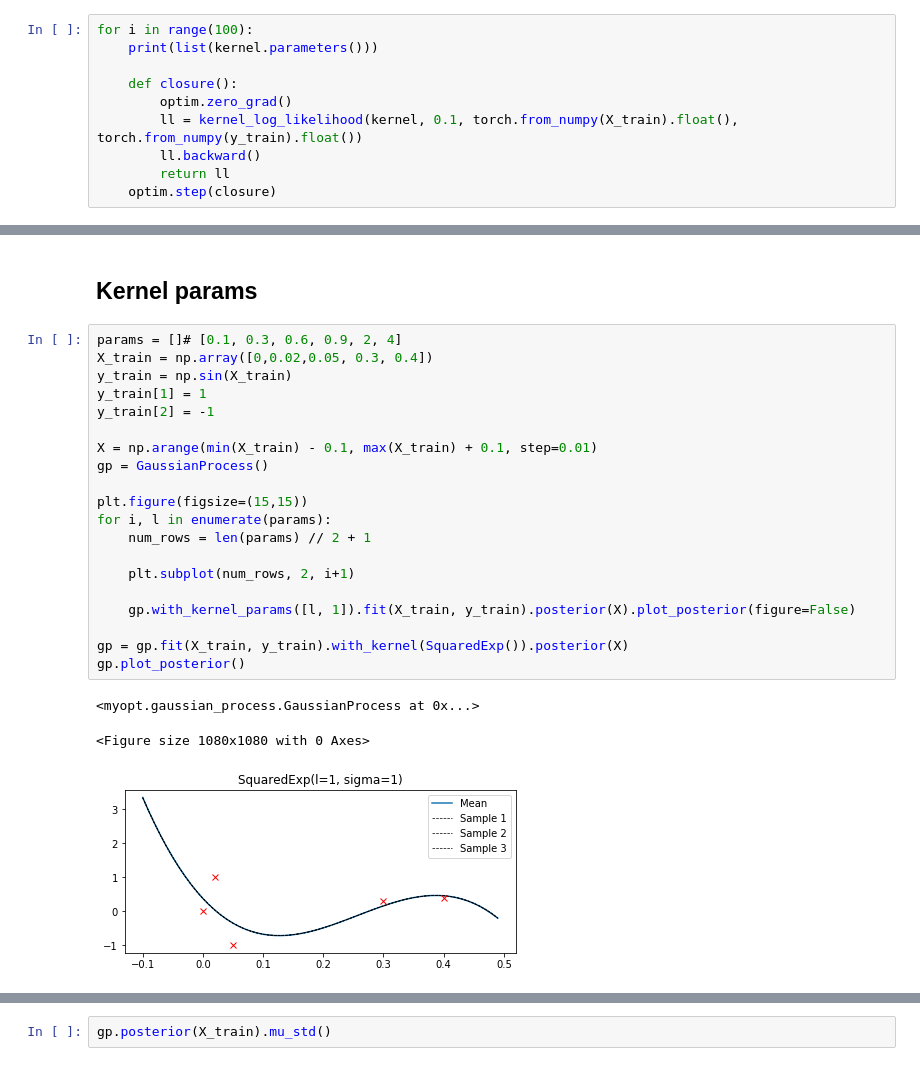
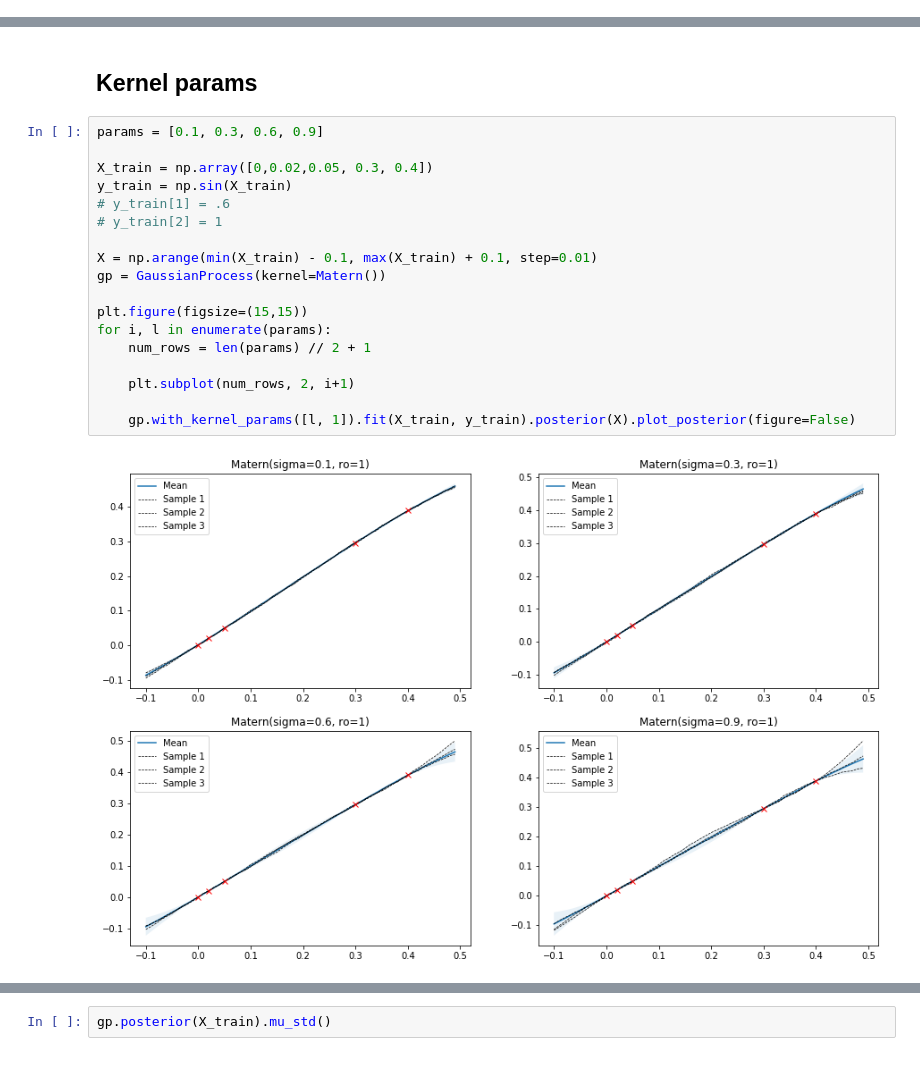
Before and after one commit to darthdeus/bopt, a Jupyter notebook: GP mojeopt.ipynb, the cells around one changed output, grey strips where cells are left out. Drawn from its saved outputs; the diff is of its cells as text.

```diff
--- a/GP mojeopt.ipynb
+++ b/GP mojeopt.ipynb
@@ -129,10 +124,0 @@ optim = torch.optim.SGD(kernel.parameters(), lr=0.01)
-# %%
-for i in range(100):
-    print(list(kernel.parameters()))
-
-    def closure():
-        optim.zero_grad()
-        ll = kernel_log_likelihood(kernel, 0.1, torch.from_numpy(X_train).float(), torch.from_numpy(y_train).float())
-        ll.backward()
-        return ll
-    optim.step(closure)
@@ -267,26 +242,22 @@ for noise in [2, 0.2, 0.002, 0.0002]:
 # %% [markdown]
 ## Kernel params
 # %%
-params = []# [0.1, 0.3, 0.6, 0.9, 2, 4]
+params = [0.1, 0.3, 0.6, 0.9]
+
 X_train = np.array([0,0.02,0.05, 0.3, 0.4])
 y_train = np.sin(X_train)
-y_train[1] = 1
-y_train[2] = -1
+# y_train[1] = .6
+# y_train[2] = 1
 
 X = np.arange(min(X_train) - 0.1, max(X_train) + 0.1, step=0.01)
-gp = GaussianProcess()
+gp = GaussianProcess(kernel=Matern())
 
 plt.figure(figsize=(15,15))
 for i, l in enumerate(params):
     num_rows = len(params) // 2 + 1
 
     plt.subplot(num_rows, 2, i+1)
 
     gp.with_kernel_params([l, 1]).fit(X_train, y_train).posterior(X).plot_posterior(figure=False)
-
-gp = gp.fit(X_train, y_train).with_kernel(SquaredExp()).posterior(X)
-gp.plot_posterior()
 # %% [output]
-<myopt.gaussian_process.GaussianProcess at 0x...>
-<Figure size 1080x1080 with 0 Axes>
-[figure, old version]
+[figure, new version]
```
Also changed, not shown: parts of 18 cells of this notebook.
